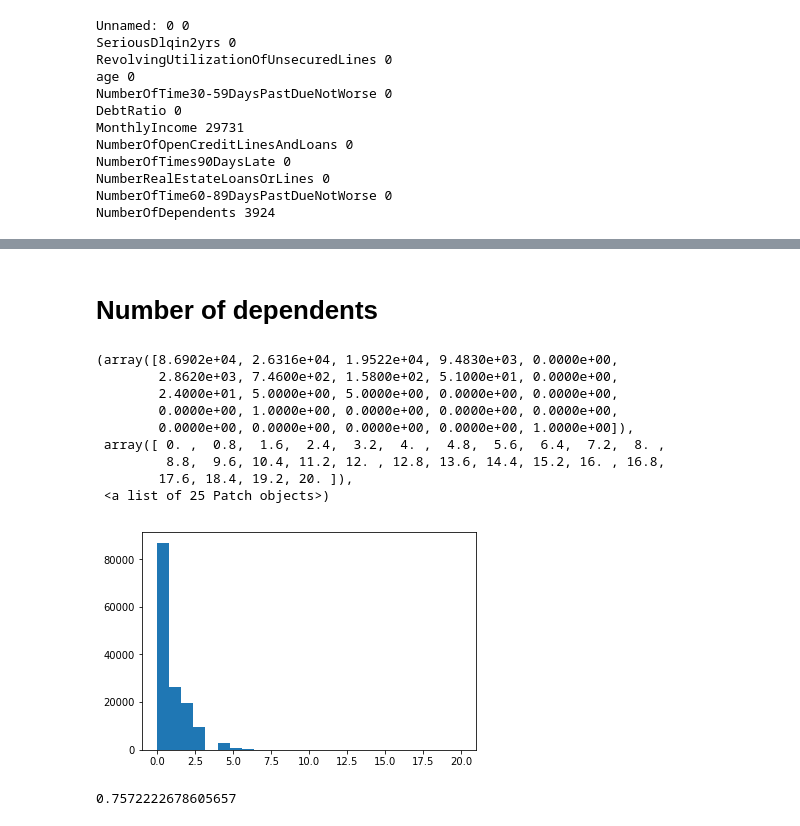
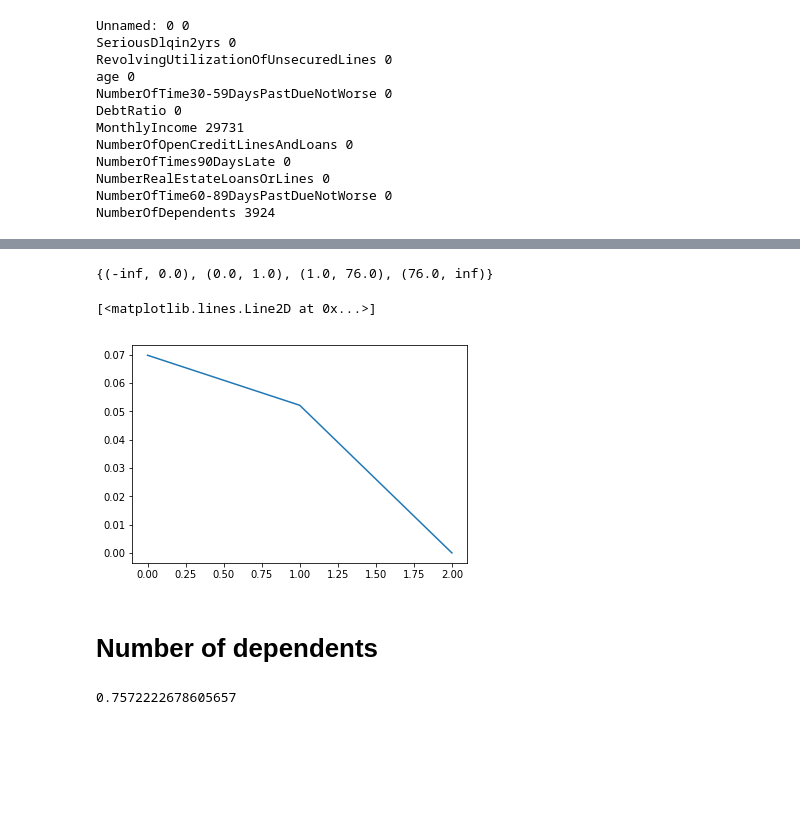
Before and after one commit to aalepere/give_me_some_credit, a Jupyter notebook: notebooks/Analysis.ipynb, the cells around one changed output, grey strips where cells are left out. Cells and saved outputs as stored; diff of their text form; code cells hidden in the pictures; blank space fills up the shorter version.

```diff
--- a/notebooks/Analysis.ipynb
+++ b/notebooks/Analysis.ipynb
@@ -38,18 +55,20 @@ NumberOfDependents 3924
+# %%
+mdlp = MDLP()
+X = mdlp.fit_transform(df_train_NoD['RevolvingUtilizationOfUnsecuredLines'].values.reshape(-1,1),df_train_NoD['SeriousDlqin2yrs'])
+set(mdlp.cat2intervals(X,0))
+# %% [output]
+{(-inf, 0.0), (0.0, 1.0), (1.0, 76.0), (76.0, inf)}
+# %%
+df_train['RevolvingUtilizationOfUnsecuredLines_binned'] = pd.cut(df_train['RevolvingUtilizationOfUnsecuredLines'],bins=[0,76,10000,1000000000],labels=False)
+df_train_NoD = df_train.groupby(by=['RevolvingUtilizationOfUnsecuredLines_binned'],as_index=False)['SeriousDlqin2yrs'].agg('mean')
+plt.plot(df_train_NoD['RevolvingUtilizationOfUnsecuredLines_binned'],df_train_NoD['SeriousDlqin2yrs'])
+# %% [output]
+[<matplotlib.lines.Line2D at 0x...>]
+[figure, added]
 # %% [markdown]
 # Number of dependents
 # %%
 plt.hist(df_train['NumberOfDependents'],bins=25)
-# %% [output]
-(array([8.6902e+04, 2.6316e+04, 1.9522e+04, 9.4830e+03, 0.0000e+00,
-        2.8620e+03, 7.4600e+02, 1.5800e+02, 5.1000e+01, 0.0000e+00,
-        2.4000e+01, 5.0000e+00, 5.0000e+00, 0.0000e+00, 0.0000e+00,
-        0.0000e+00, 1.0000e+00, 0.0000e+00, 0.0000e+00, 0.0000e+00,
-        0.0000e+00, 0.0000e+00, 0.0000e+00, 0.0000e+00, 1.0000e+00]),
- array([ 0. ,  0.8,  1.6,  2.4,  3.2,  4. ,  4.8,  5.6,  6.4,  7.2,  8. ,
-         8.8,  9.6, 10.4, 11.2, 12. , 12.8, 13.6, 14.4, 15.2, 16. , 16.8,
-        17.6, 18.4, 19.2, 20. ]),
- <a list of 25 Patch objects>)
-[figure, removed]
 # %%
 df_train['NumberOfDependents'].mean()
 # %% [output]
```
Also changed, not shown: parts of 3 cells of this notebook.
